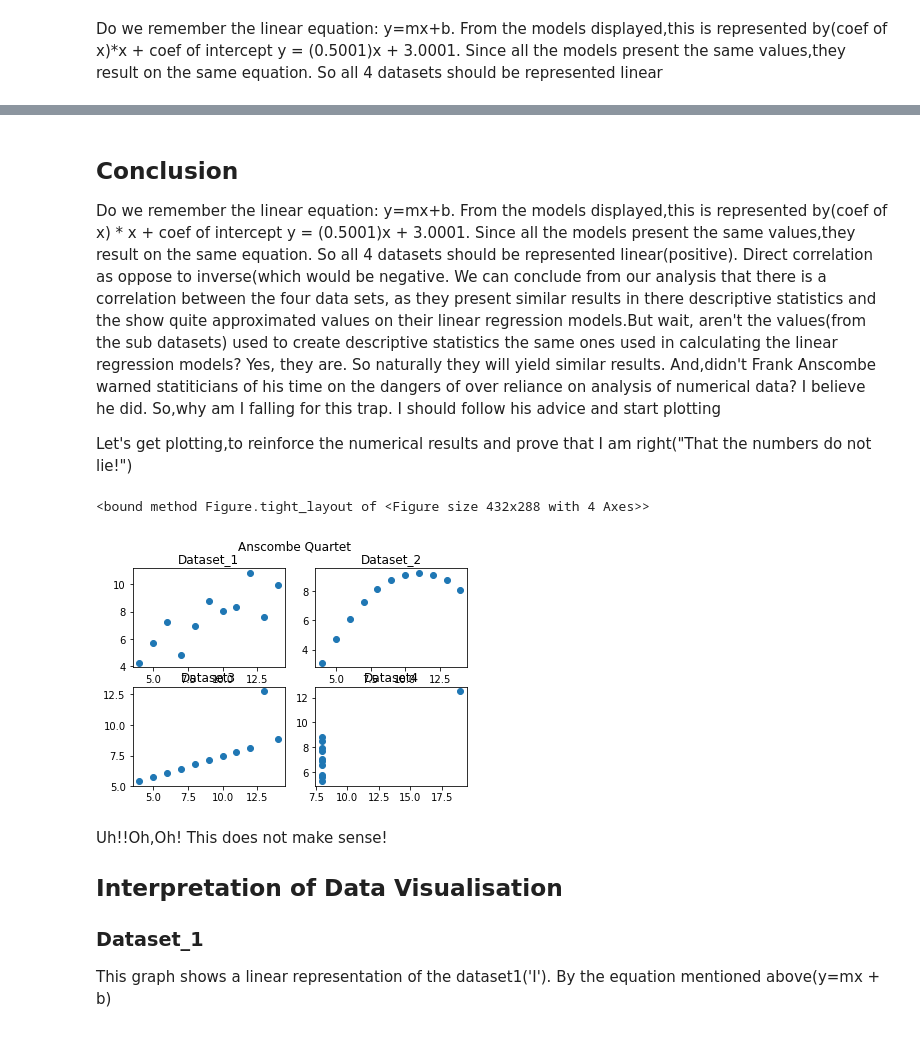
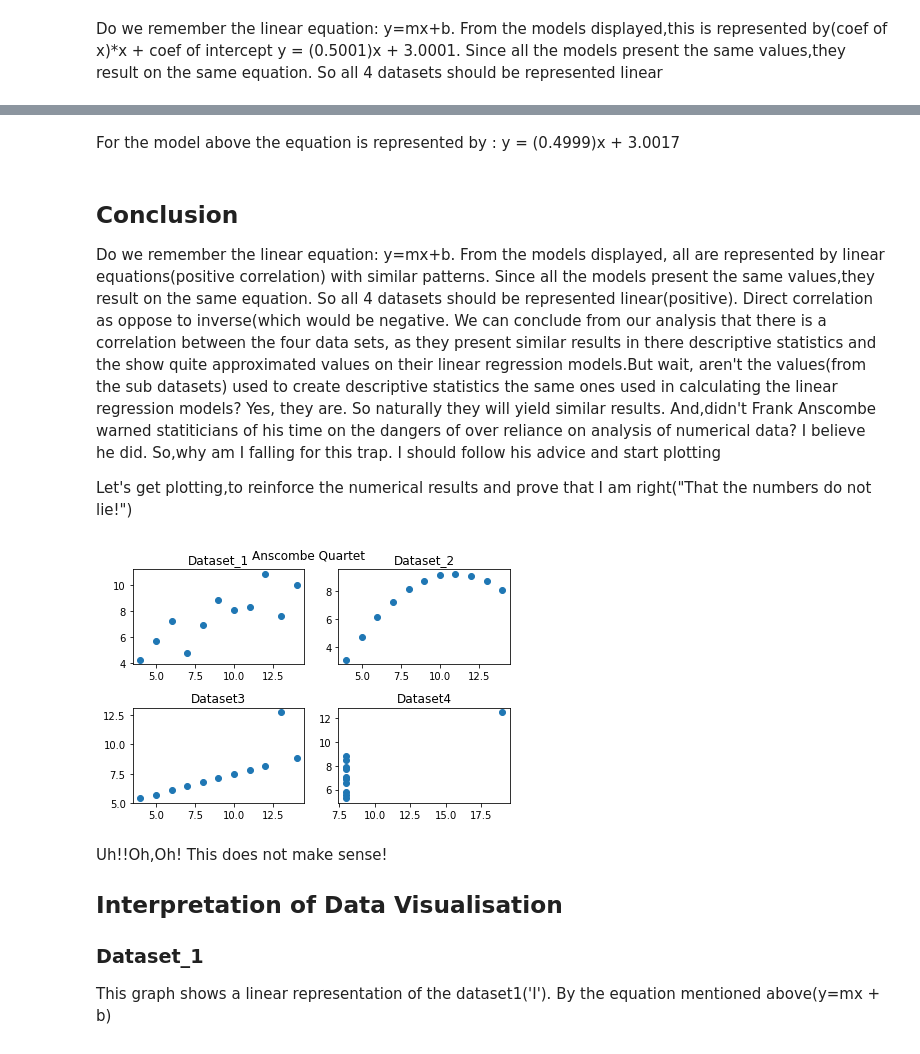
Before and after one commit to MarcoMen-Temp/Fundamentals-Practice, a Jupyter notebook: Anscombe Quartet Analysis.ipynb, the cells around one changed output, grey strips where cells are left out. Saved outputs shown, nothing was run; the diff lists cells and outputs as text; code cells hidden in the pictures.

Commit message:
Improved plots layout

```diff
--- a/Anscombe Quartet Analysis.ipynb
+++ b/Anscombe Quartet Analysis.ipynb
@@ -239,11 +243,13 @@ OLS Regression Results
 | Kurtosis: | 1.931 | Cond. No. | 29.1 |
 Warnings:
 [1] Standard Errors assume that the covariance matrix of the errors is correctly specified.
+# %% [markdown]
+For the model above the equation is represented by : y = (0.4999)x + 3.0017
 # %% [markdown]
 ## Conclusion
 
 
-Do we remember the linear equation: y=mx+b. From the models displayed,this is represented by(coef of x) * x + coef of intercept y = (0.5001)x + 3.0001. Since all the models present the same values,they result on the same equation. So all 4 datasets should be represented linear(positive). Direct correlation as oppose to inverse(which would be negative.
+Do we remember the linear equation: y=mx+b. From the models displayed, all are represented by linear equations(positive correlation) with similar patterns. Since all the models present the same values,they result on the same equation. So all 4 datasets should be represented linear(positive). Direct correlation as oppose to inverse(which would be negative.
 We can conclude from our analysis that there is a correlation between the four data sets, as they present similar results in there descriptive statistics and the show quite approximated values on their linear regression models.But wait, aren't the values(from the sub datasets) used to create descriptive statistics the same ones used in calculating the linear regression models? Yes, they are. So naturally they will yield similar results. And,didn't Frank Anscombe warned statiticians of his time on the dangers of over reliance on analysis of numerical data? I believe he did. So,why am I falling for this trap. I should follow his advice and start plotting
 
 Let's get plotting,to reinforce the numerical results and prove that I am right("That the numbers do not lie!")
@@ -252,6 +258,7 @@ import matplotlib.pyplot as plt
 
 # create the fig where the subplots will be represented
 fig = plt.figure()
+
 
 # how subplots will be laid out(2 rows x 2 plots each row)
 
@@ -261,36 +268,35 @@ axes1 = fig.add_subplot(2,2,1)
 # subplot has 2 rows and 2 columns,plot location 2
 axes2 = fig.add_subplot(2,2,2)
 
 # subplot has 2 rows and 2 columns.plot location 3
 axes3 = fig.add_subplot(2,2,3)
 
 # subplot has 2 rows 2 columns,plot location 4
 axes4 = fig.add_subplot(2,2,4)
 
 # add a plot to each of the axes created above
 
 axes1.plot(ds_1['x'],ds_1['y'],'o')
 axes2.plot(ds_2['x'],ds_2['y'],'o')
 axes3.plot(ds_3['x'],ds_3['y'],'o')
 axes4.plot(ds_4['x'],ds_4['y'],'o')
 
 # add a small title to each subplot
 
 axes1.set_title('Dataset_1')
 axes2.set_title('Dataset_2')
 axes3.set_title('Dataset3')
 axes4.set_title('Dataset4')
 
 # add title to the entire figure
 
 fig.suptitle('Anscombe Quartet')
 
 # use a tight_layout
 
-fig.tight_layout
+fig.tight_layout()
 # %% [output]
-<bound method Figure.tight_layout of <Figure size 432x288 with 4 Axes>>
-[figure, old version]
+[figure, new version]
 # %% [markdown]
 Uh!!Oh,Oh! This does not make sense!
 
```
Also changed, not shown: parts of 6 cells of this notebook.
